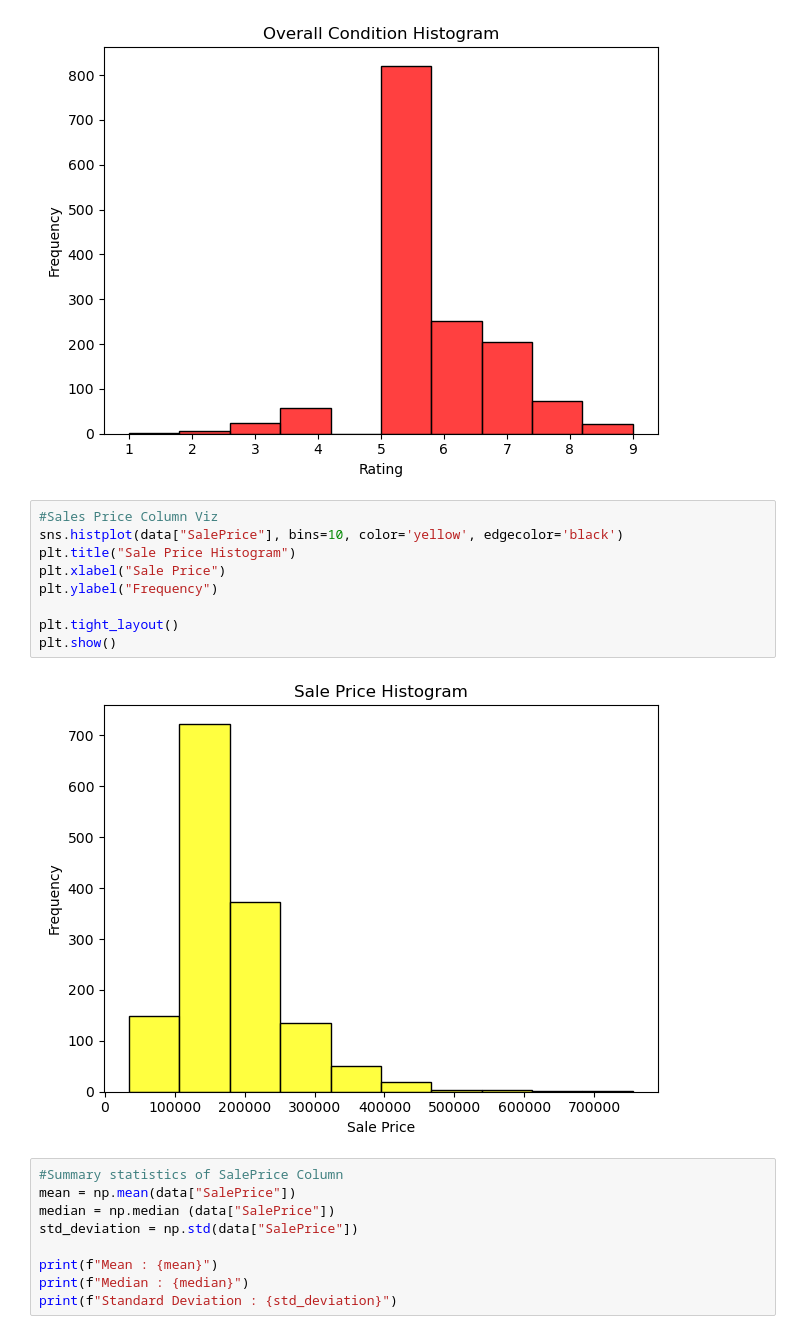
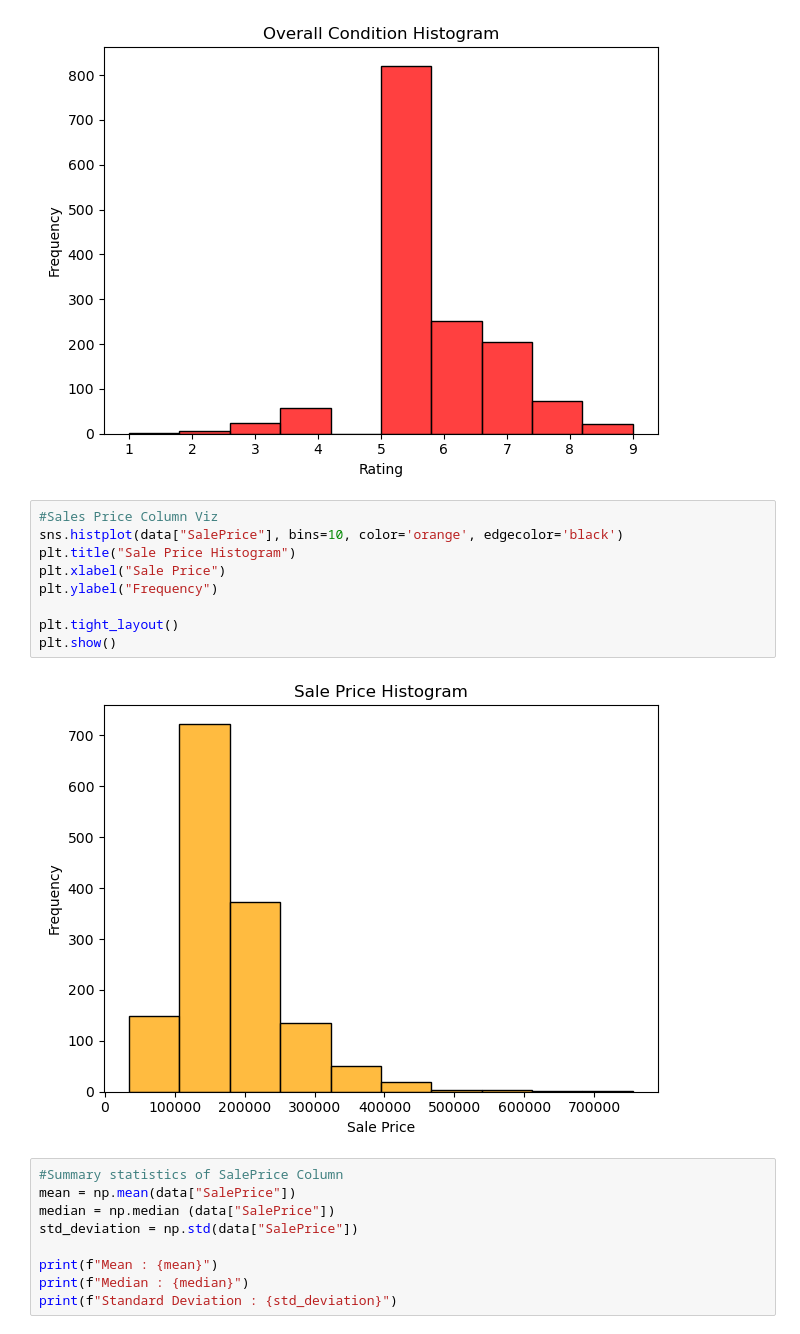
Before and after one commit to razzzorrr/Group-work, a Jupyter notebook: group_project.ipynb, the cells around one changed output. Cells and saved outputs as stored; diff of their text form.

```diff
--- a/group_project.ipynb
+++ b/group_project.ipynb
@@ -98,15 +98,15 @@ plt.show()
 [figure]
 # %%
 #Sales Price Column Viz
-sns.histplot(data["SalePrice"], bins=10, color='yellow', edgecolor='black')
+sns.histplot(data["SalePrice"], bins=10, color='orange', edgecolor='black')
 plt.title("Sale Price Histogram")
 plt.xlabel("Sale Price")
 plt.ylabel("Frequency")
 
 plt.tight_layout()
 plt.show()
 # %% [output]
-[figure, old version]
+[figure, new version]
 # %%
 #Summary statistics of SalePrice Column
 mean = np.mean(data["SalePrice"])
```
Also changed, not shown: parts of 5 cells of this notebook.
